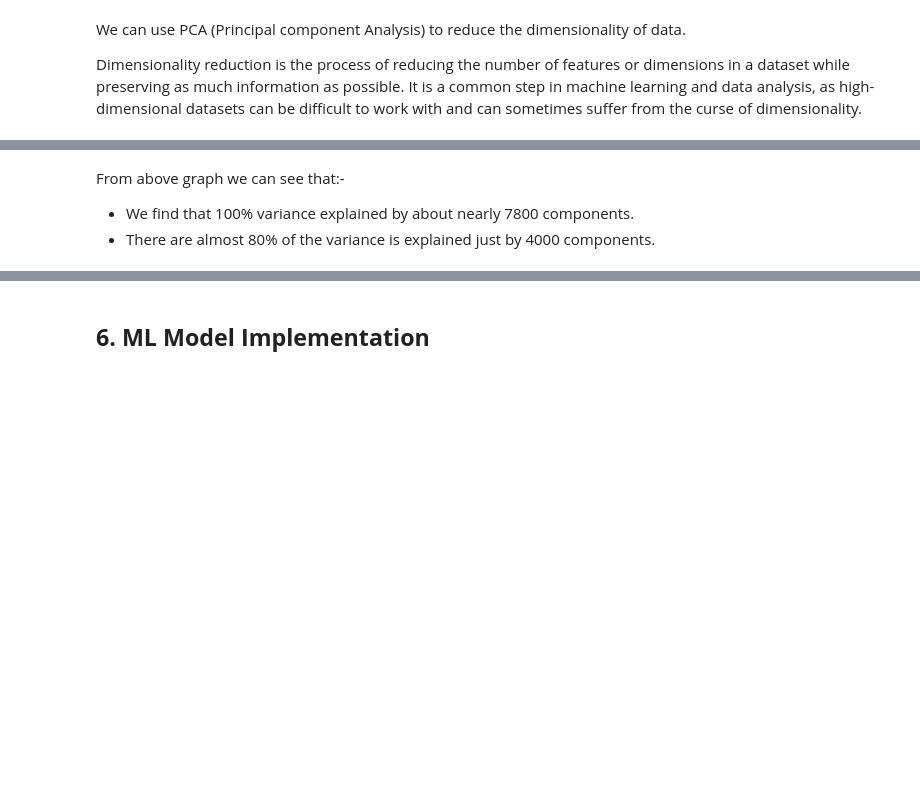
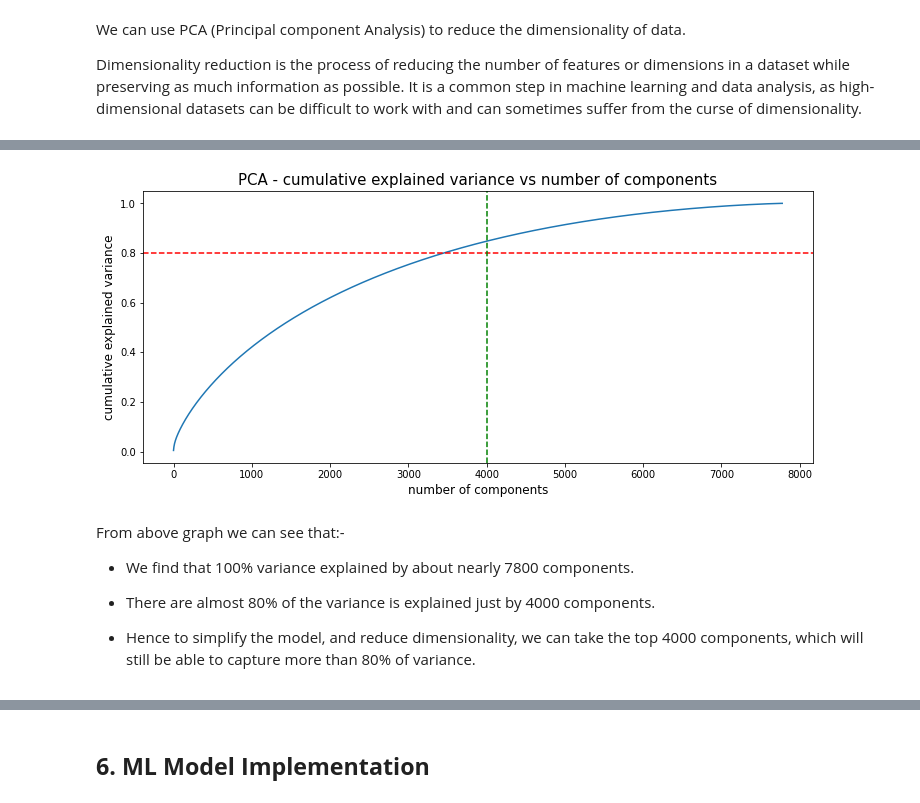
Before and after one commit to KrushnaChaure/Netflix-Movies-and-TV-Shows-Clustering, a Jupyter notebook: Krushna_Chaure_Netflix_Movies_and_TV_Shows_Clustering_Capstone_Project.ipynb, the cells around one changed output, grey strips where cells are left out. Cells and saved outputs as stored; diff of their text form; code cells hidden in the pictures; blank space fills up the shorter version.

```diff
--- a/Krushna_Chaure_Netflix_Movies_and_TV_Shows_Clustering_Capstone_Project.ipynb
+++ b/Krushna_Chaure_Netflix_Movies_and_TV_Shows_Clustering_Capstone_Project.ipynb
@@ -1298,18 +1302,22 @@ pca.fit(X)
 # %%
 # Explained variance for different number of components
-plt.figure(figsize=(10,5))
+plt.figure(figsize=(12,5))
 plt.plot(np.cumsum(pca.explained_variance_ratio_))
 plt.title('PCA - cumulative explained variance vs number of components',fontsize=15)
 plt.xlabel('number of components',fontsize=12)
 plt.ylabel('cumulative explained variance',fontsize=12)
 plt.axhline(y= 0.8, color='red', linestyle='--')
 plt.axvline(x= 4000, color='green', linestyle='--')
 plt.show()
+# %% [output]
+[figure, added]
 # %% [markdown]
 From above graph we can see that:-
 
 *   We find that 100% variance explained by about nearly 7800 components.
 *   There are almost 80% of the variance is explained just by 4000 components.
+
+*   Hence to simplify the model, and reduce dimensionality, we can take the top 4000 components, which will still be able to capture more than 80% of variance.
 # %%
 # reducing the dimensions to 4000 using pca
 pca = PCA(n_components=4000,random_state=40)
```
Also changed, not shown: parts of 30 cells of this notebook.
